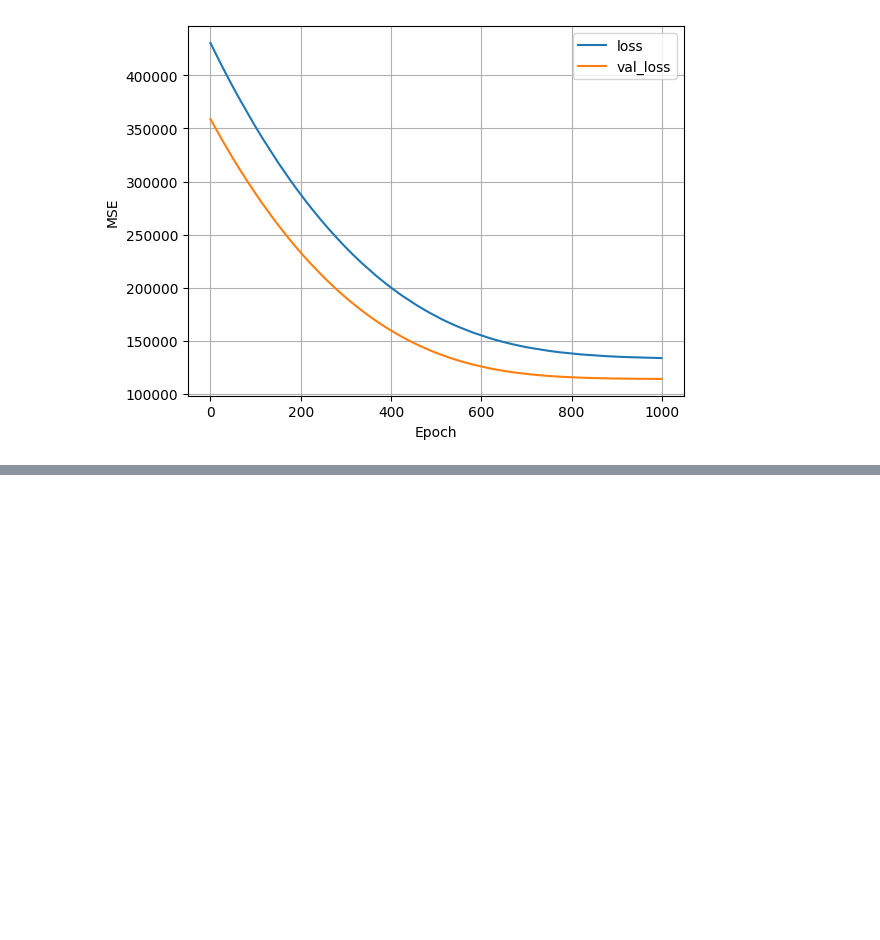
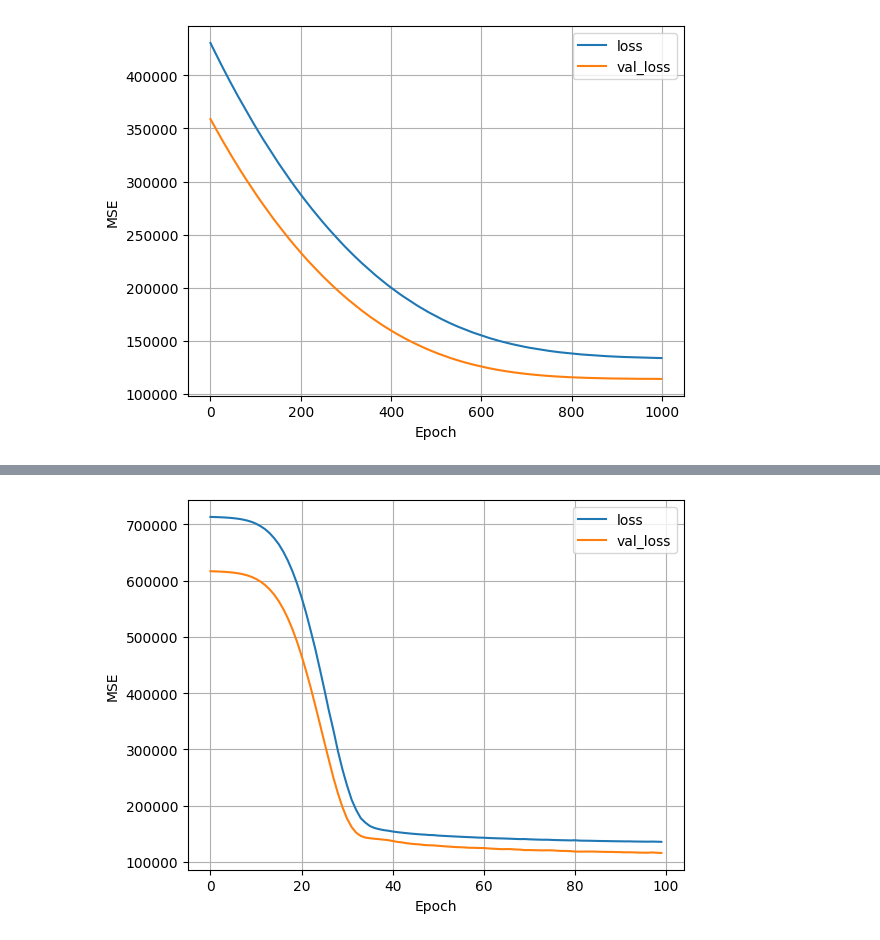
Before and after one commit to iamabhaydawar/learn_mL, a Jupyter notebook: bikes_regression.ipynb, the cells around one changed output, grey strips where cells are left out. Cells and saved outputs as stored; diff of their text form; code cells hidden in the pictures; blank space fills up the shorter version.

```diff
--- a/bikes_regression.ipynb
+++ b/bikes_regression.ipynb
@@ -189,0 +206,24 @@ plot_loss(history)
+# %%
+temp_normalizer = tf.keras.layers.Normalization(input_shape=(1,),axis=None)
+temp_normalizer.adapt(X_train_temp.reshape(-1))
+
+nn_model = tf.keras.Sequential([
+    temp_normalizer,
+    tf.keras.layers.Dense(units=32,activation="relu"),
+    tf.keras.layers.Dense(units=32,activation="relu"),
+    tf.keras.layers.Dense(units=32,activation="relu"),
+    tf.keras.layers.Dense(units=1)
+])
+nn_model.compile(
+    optimizer=tf.optimizers.Adam(learning_rate=0.001),
+    loss='mean_squared_error')
+# %%
+history = nn_model.fit(
+    X_train_temp, y_train_temp,
+    validation_data=(X_val_temp, y_val_temp),
+    verbose=0, epochs=100
+)
+# %%
+plot_loss(history)
+# %% [output]
+[figure, added]
```
Also changed, not shown: parts of 11 cells of this notebook.
